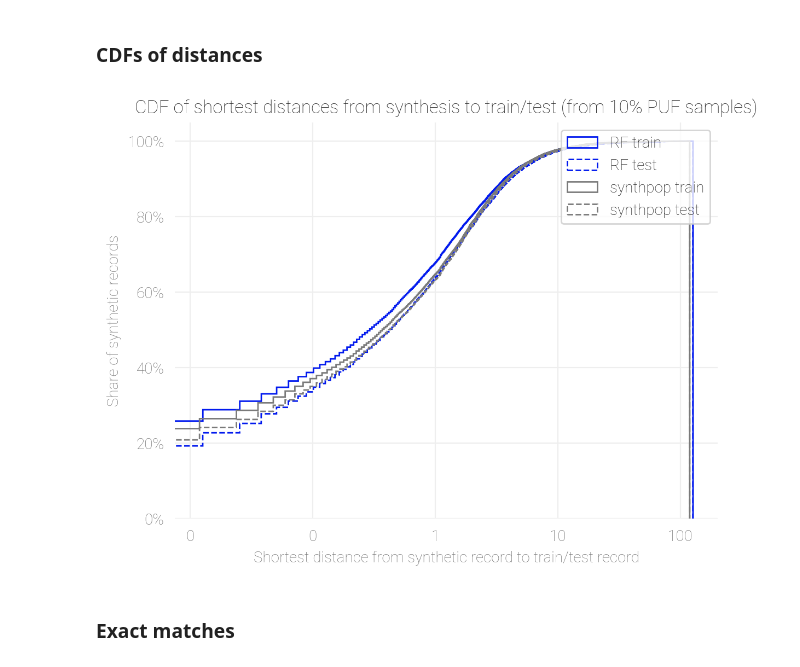
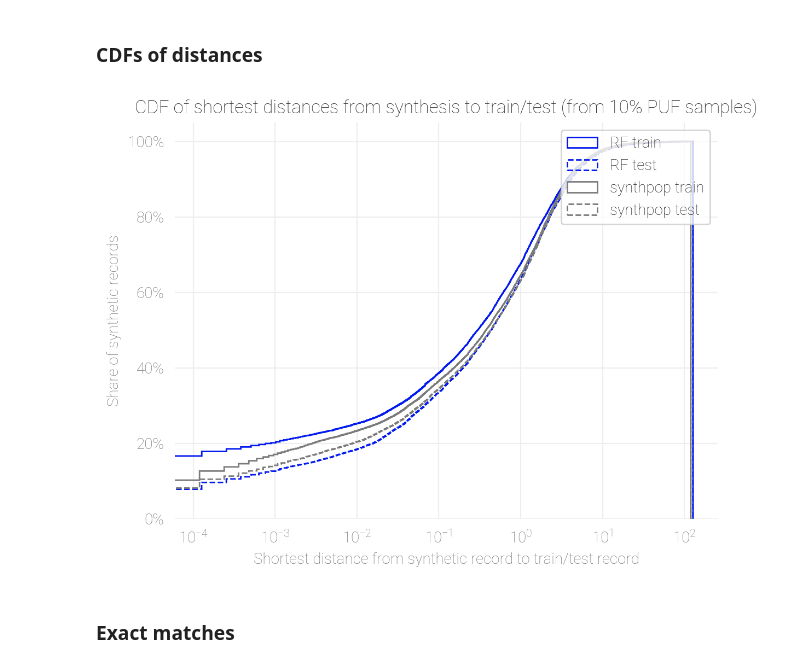
Before and after one commit to donboyd5/synpuf, a Jupyter notebook: analysis/disclosure/disclosure_risk.ipynb, the cells around one changed output. Cells and saved outputs as stored; diff of their text form; code cells hidden in the pictures.

```diff
--- a/analysis/disclosure/disclosure_risk.ipynb
+++ b/analysis/disclosure/disclosure_risk.ipynb
@@ -56,7 +42,9 @@ mpl.rcParams['ytick.color'] = AXIS_COLOR
 # %% [markdown]
 ### Load data
 # %%
-synth = pd.read_csv('~/Downloads/puf_synth_10p_sample.csv')
+rf_synth = pd.read_csv('~/Downloads/puf_synth_10p_sample.csv')
 synthpop = pd.read_csv('~/Downloads/synthpop_samp.csv')
 train = pd.read_csv('~/Downloads/puf_10p_sample_train.csv')
 test = pd.read_csv('~/Downloads/puf_10p_sample_test.csv')
+nearest_rf = pd.read_csv('~/Downloads/nearest_synpuf7.csv')
+nearest_synthpop = pd.read_csv('~/Downloads/nearest_synthpop_samp.csv')
@@ -238,24 +151,24 @@ plt.show()
 ### CDFs of distances
 # %%
 # Plot the four series.
-ax = nearest.train_dist.hist(cumulative=True, density=1, bins=10000, color='#021aee', histtype='step')
-nearest.test_dist.hist(cumulative=True, density=1, bins=10000, histtype='step', color='#021aee', ls='--')
-nearest2.train_dist.hist(cumulative=True, density=1, bins=10000, histtype='step', color='#7a7a7a')
-nearest2.test_dist.hist(cumulative=True, density=1, bins=10000, histtype='step', color='#7a7a7a', ls='--')
+BINS = 1000000
+ax = nearest_rf.train_dist.hist(cumulative=True, density=1, bins=BINS, color='#021aee', histtype='step')
+nearest_rf.test_dist.hist(cumulative=True, density=1, bins=BINS, histtype='step', color='#021aee', ls='--')
+nearest_synthpop.train_dist.hist(cumulative=True, density=1, bins=BINS, histtype='step', color='#7a7a7a')
+nearest_synthpop.test_dist.hist(cumulative=True, density=1, bins=BINS, histtype='step', color='#7a7a7a', ls='--')
 # Formatting.
 ax.yaxis.set_major_formatter(mpl.ticker.FuncFormatter(
     lambda y, _: '{:.0%}'.format(y)))
 ax.grid(color='#eeeeee')
 sns.despine(left=True, bottom=True)
 plt.xscale('log')
-ax.xaxis.set_major_formatter(ScalarFormatter())
 plt.legend(['RF train', 'RF test', 'synthpop train', 'synthpop test'])
 ax.set(xlabel='Shortest distance from synthetic record to train/test record',
        ylabel='Share of synthetic records')
 plt.title('CDF of shortest distances from synthesis to train/test (from 10% PUF samples)')
 plt.show()
 # %% [output]
-[figure, old version]
+[figure, new version]
 # %% [markdown]
 ### Exact matches
 # %%
```
Also changed, not shown: parts of 32 cells of this notebook, 1 other file.
